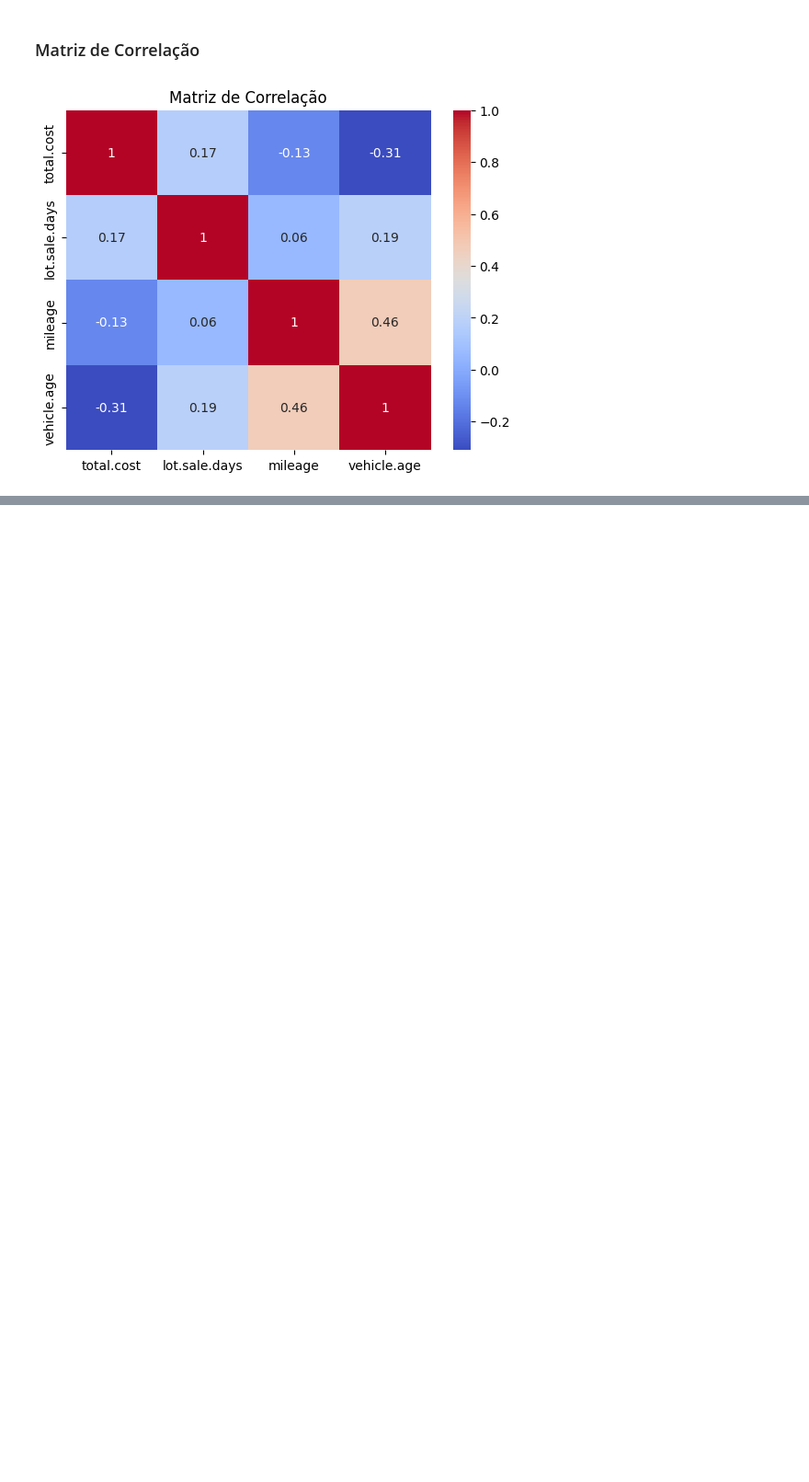
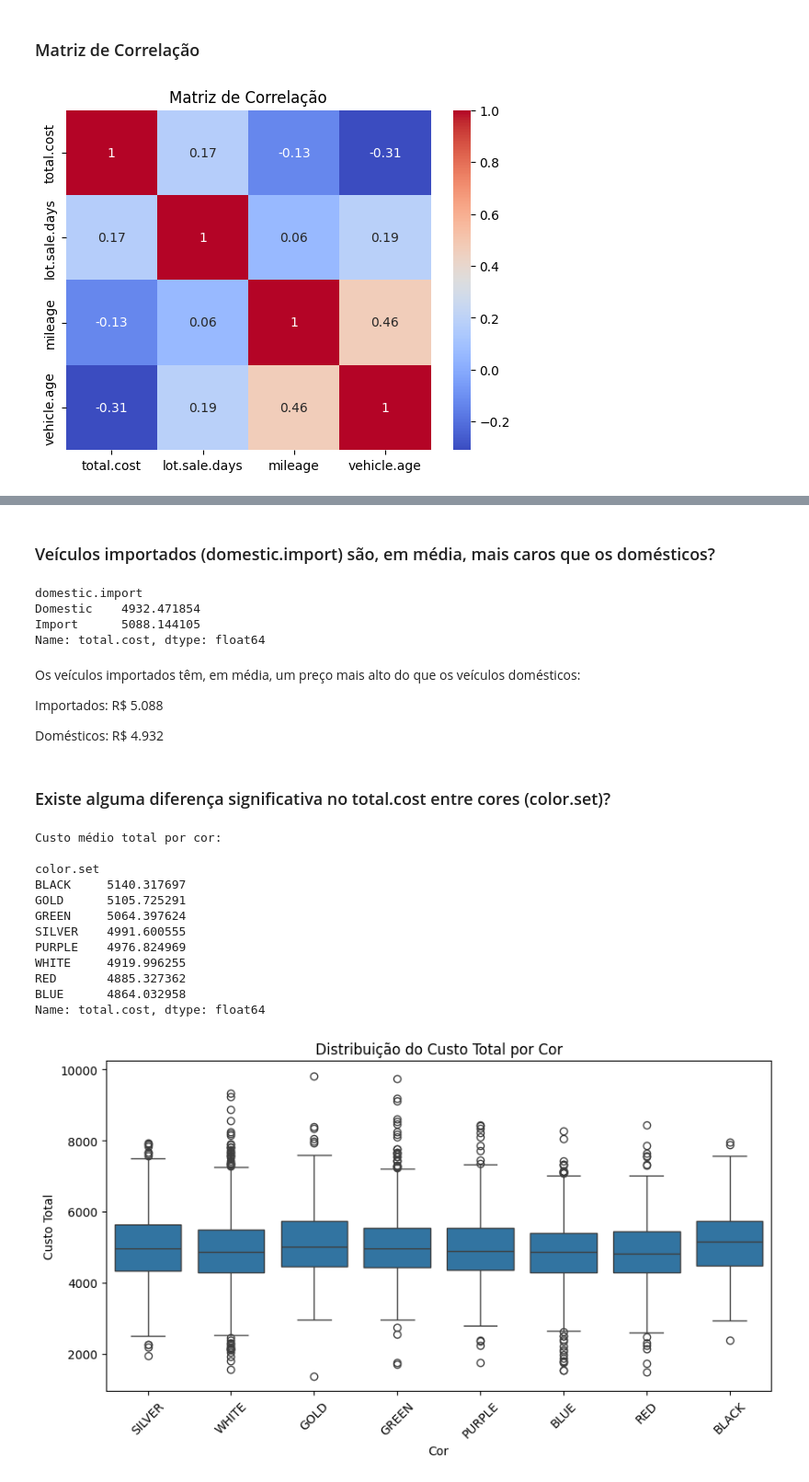
Before and after one commit to lucaslucena-la/Data_Science, a Jupyter notebook: carrosUsados_dataset/carros_usados.ipynb, the cells around one changed output, grey strips where cells are left out. Shown at 92% size. Cells and saved outputs as stored; diff of their text form; code cells hidden in the pictures; blank space fills up the shorter version.

```diff
--- a/carrosUsados_dataset/carros_usados.ipynb
+++ b/carrosUsados_dataset/carros_usados.ipynb
@@ -278,0 +391,47 @@ plt.show()
+# %% [markdown]
+### Veículos importados (domestic.import) são, em média, mais caros que os domésticos?
+# %%
+# Calcula o preço médio dos veículos por categoria (Importado vs Doméstico)
+preco_medio_import = df.groupby('domestic.import')['total.cost'].mean()
+print(preco_medio_import)
+# %% [output]
+domestic.import
+Domestic    4932.471854
+Import      5088.144105
+Name: total.cost, dtype: float64
+# %% [markdown]
+Os veículos importados têm, em média, um preço mais alto do que os veículos domésticos:
+
+Importados: R$ 5.088
+
+Domésticos: R$ 4.932
+# %% [markdown]
+### Existe alguma diferença significativa no total.cost entre cores (color.set)?
+# %%
+# Calcula o custo médio total por cor
+print("\nCusto médio total por cor:\n")
+media_por_cor = df.groupby('color.set')['total.cost'].mean().sort_values(ascending=False)
+print(media_por_cor)
+
+# Visualização com boxplot para comparar a distribuição dos custos por cor
+plt.figure(figsize=(10, 5))
+sns.boxplot(x='color.set', y='total.cost', data=df)
+plt.title('Distribuição do Custo Total por Cor')
+plt.xlabel('Cor')
+plt.ylabel('Custo Total')
+plt.xticks(rotation=45)
+plt.show()
+# %% [output]
+Custo médio total por cor:
+
+color.set
+BLACK     5140.317697
+GOLD      5105.725291
+GREEN     5064.397624
+SILVER    4991.600555
+PURPLE    4976.824969
+WHITE     4919.996255
+RED       4885.327362
+BLUE      4864.032958
+Name: total.cost, dtype: float64
+[figure, added]
```
Also changed, not shown: parts of 57 cells of this notebook.
